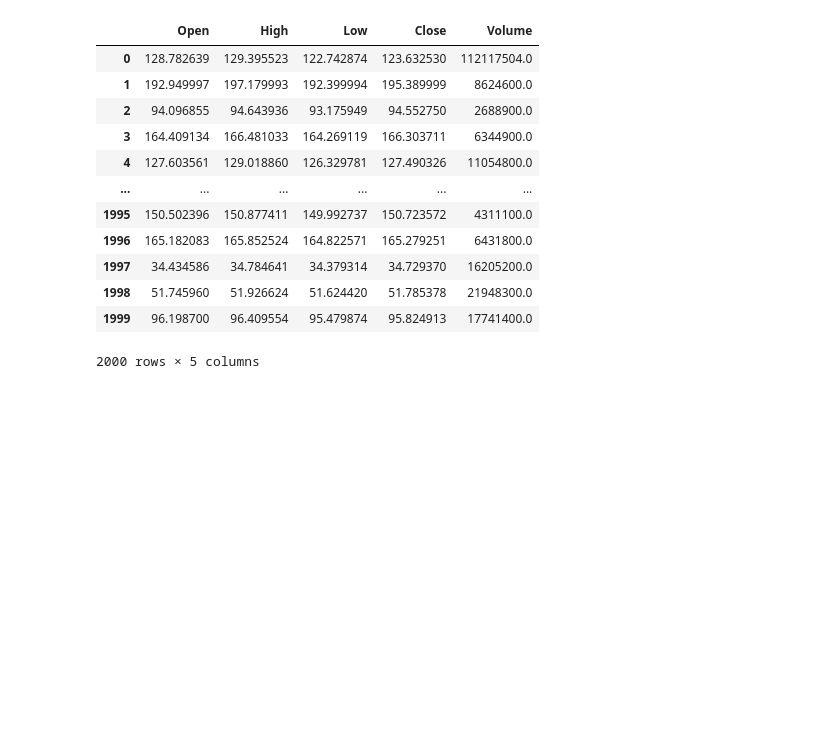
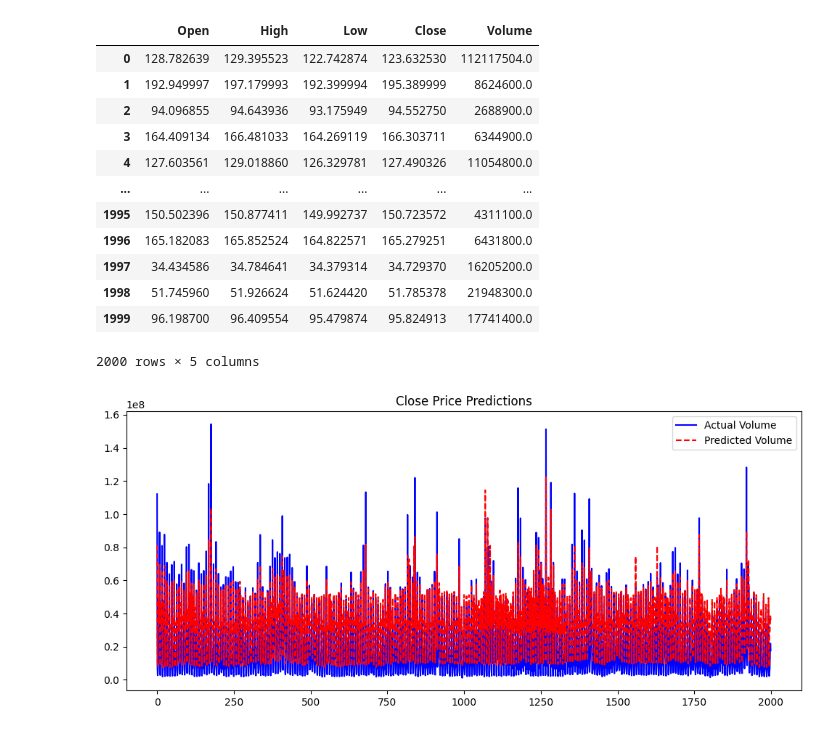
Before and after one commit to broccubali/DLG-Assignments, a Jupyter notebook: ASSignment2/dlg_ass2_gat.ipynb, the cells around one changed output. Drawn from its saved outputs; the diff is of its cells as text; code cells hidden in the pictures; blank space fills up the shorter version.

```diff
--- a/ASSignment2/dlg_ass2_gat.ipynb
+++ b/ASSignment2/dlg_ass2_gat.ipynb
@@ -557,5 +499,17 @@ b
 | 1998 | 51.745960 | 51.926624 | 51.624420 | 51.785378 | 21948300.0 |
 | 1999 | 96.198700 | 96.409554 | 95.479874 | 95.824913 | 17741400.0 |
 2000 rows × 5 columns
+# %%
+import matplotlib.pyplot as plt
+actuals = actuals.astype(float)
+
+plt.figure(figsize=(12, 5))
+plt.plot(actuals[:, 4], label="Actual Volume", color="blue")
+plt.plot(preds[:, 4] * 2, label="Predicted Volume", color="red", linestyle='dashed')
+plt.legend()
+plt.title("Close Price Predictions")
+plt.show()
+# %% [output]
+[figure, added]
 # %%
 import matplotlib.pyplot as plt
```
Also changed, not shown: parts of 13 cells of this notebook.
